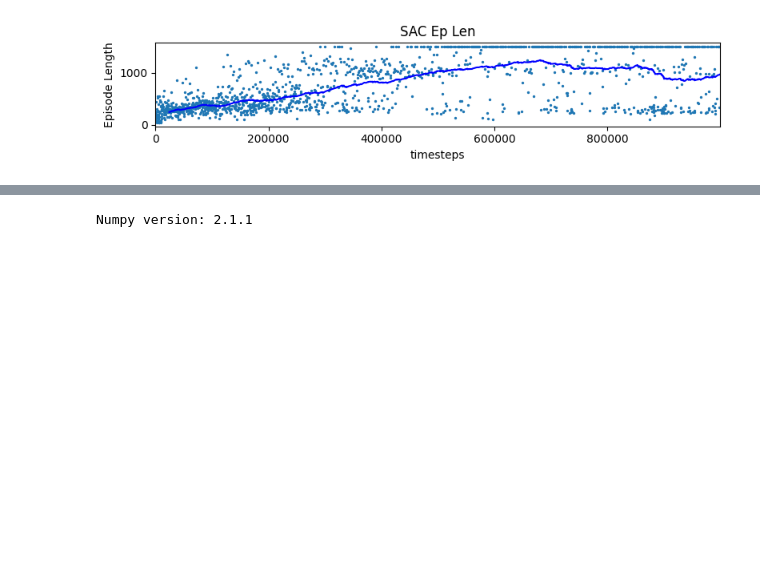
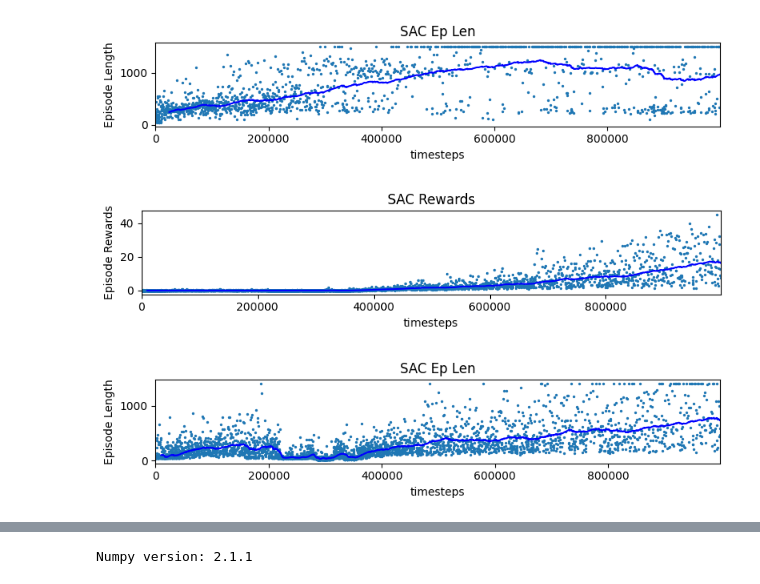
Before and after one commit to MATH-286-Pro/EPFL-MICRO-507-Legged-Robot-Project-2, a Jupyter notebook: test.ipynb, the cells around one changed output, grey strips where cells are left out. Drawn from its saved outputs; the diff is of its cells as text; code cells hidden in the pictures; blank space fills up the shorter version.

Commit message:
Add DIY motor control mode

```diff
--- a/test.ipynb
+++ b/test.ipynb
@@ -56,3 +56,26 @@ test.load_plots()        # plot rewards in "0.monitor.csv"
 # %% [output]
 [figure]
 [figure]
+# %%
+# load_sb3.py Simplification
+from tools.test import QuadrupedSimulation
+
+# 配置 Settings
+
+test = QuadrupedSimulation(algorithm="SAC",    # algorithm: "SAC", "PPO"
+                           log_dir="./logs/intermediate_models/123124205607_diy_SAC_NoNoise_FLAT_new_Local")
+
+test.set_env_config(render                 = True,
+                    motor_control_mode     = "DIY",
+                    task_env               = "FWD_LOCOMOTION", #"FWD_LOCOMOTION", "FLAGRUN" , "LR_COURSE_TASK"
+                    observation_space_mode = "LR_COURSE_OBS",
+                    terrain                = None, #"SLOPES", #"RANDOM",  #None,
+                    add_noise              = False,
+                    record_video           = False,
+                    )
+
+test.load_plots()        # plot rewards in "0.monitor.csv"
+# test.load_and_run()    # run simulation
+# %% [output]
+[figure, added]
+[figure, added]
```
Also changed, not shown: parts of 3 cells of this notebook, 3 other files.
